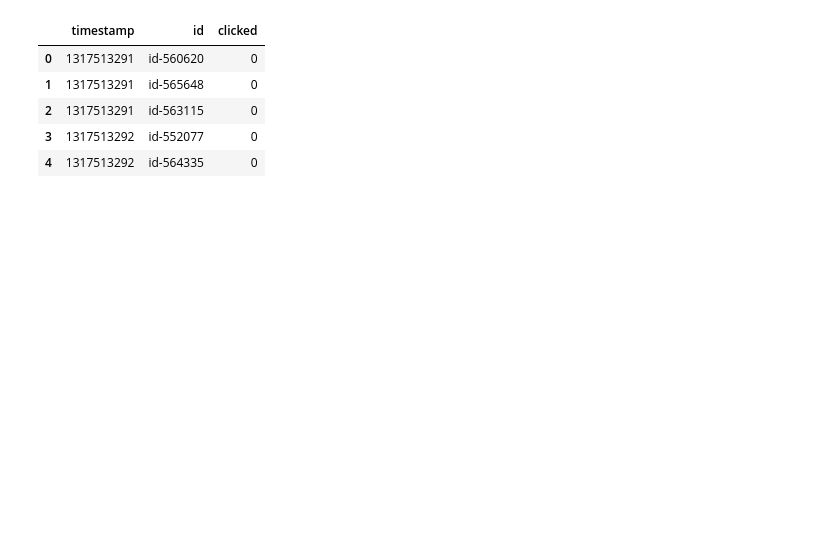
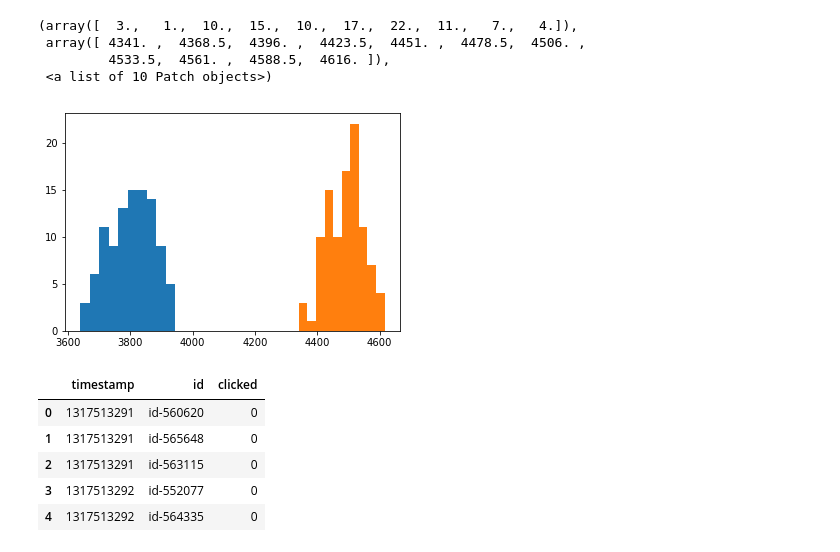
Before and after one commit to ShrekFelix/Reducing-Exploration-of-Dying-Arms-in-Mortal-Bandits, a Jupyter notebook: recommenders SCALED.ipynb, the cells around one changed output. Saved outputs shown, nothing was run; the diff lists cells and outputs as text; code cells hidden in the pictures; blank space fills up the shorter version.

Commit message:
save results

```diff
--- a/recommenders SCALED.ipynb
+++ b/recommenders SCALED.ipynb
@@ -39,0 +26,12 @@ records.head()
+# %%
+with open('save/records','rb') as f:
+    records = pickle.load(f)
+# %%
+with open('save/lifespans','rb') as f:
+    lifespans = pickle.load(f)
+# %%
+with open('save/plt_ag', 'rb') as f:
+    plt_ag = pickle.load(f)
+# %%
+with open('save/plt_agl','rb') as f:
+    plt_agl = pickle.load(f)
@@ -40,3 +41,12 @@ records.head()
+# %%
+plt.hist(plt_ag)
+plt.hist(plt_agl)
+# %% [output]
+(array([  3.,   1.,  10.,  15.,  10.,  17.,  22.,  11.,   7.,   4.]),
+ array([ 4341. ,  4368.5,  4396. ,  4423.5,  4451. ,  4478.5,  4506. ,
+         4533.5,  4561. ,  4588.5,  4616. ]),
+ <a list of 10 Patch objects>)
+[figure, added]
 # %%
 records = pd.concat([pd.read_csv('data/ydata-fp-td-clicks-v2_0.'+ str(20111000+i),
                                  sep=' ',
```
Also changed, not shown: parts of 33 cells of this notebook, 5 other files.
